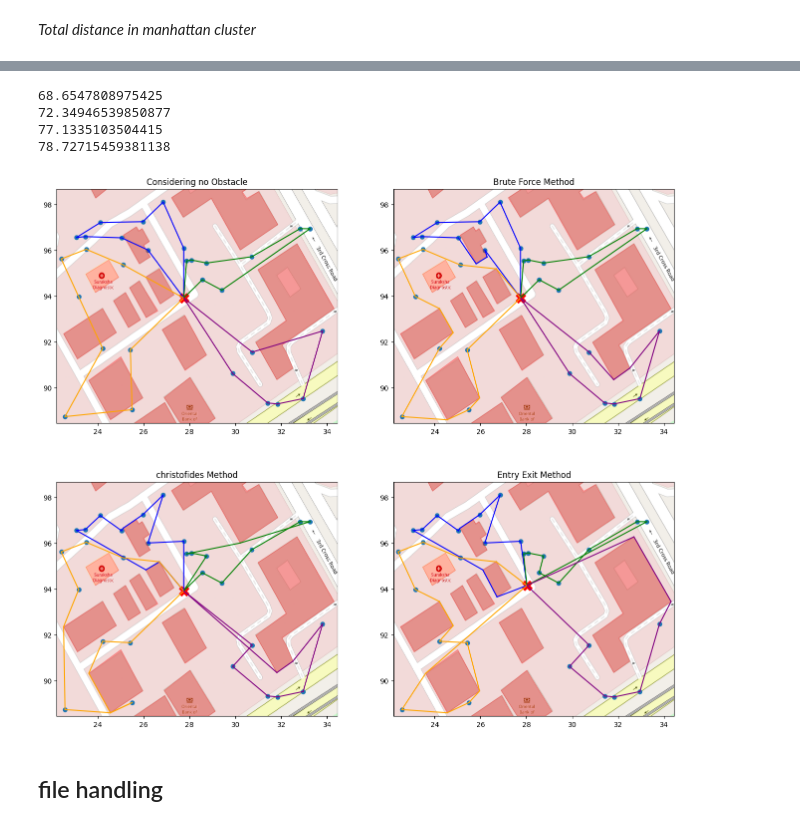
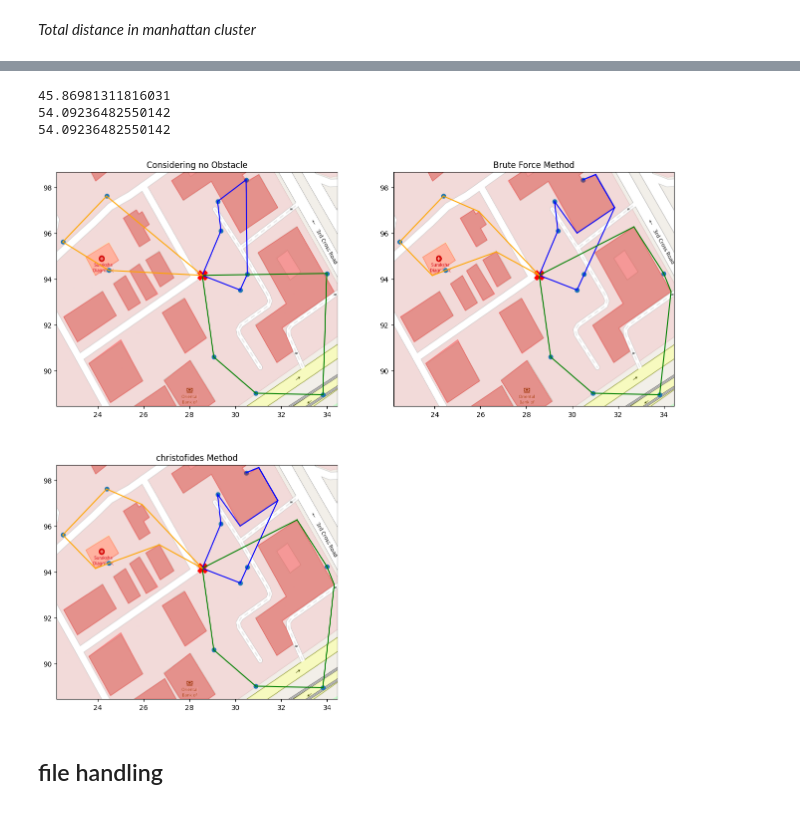
Before and after one commit to CR-Samrat/drone-based-delivary, a Jupyter notebook: Euclidean_Capacity_k_with_obstacle.ipynb, the cells around one changed output, grey strips where cells are left out. Saved outputs shown, nothing was run; the diff lists cells and outputs as text; code cells hidden in the pictures.

```diff
--- a/Euclidean_Capacity_k_with_obstacle.ipynb
+++ b/Euclidean_Capacity_k_with_obstacle.ipynb
@@ -671,6 +639,0 @@ Optimal path [[27.748951157674554, 93.91208962019427], [30.73656159093355, 91.55
-# %%
-for i in cluster_2:
-    print("Path",i,":")
-    for j in cluster_2[i]:
-        print(j,"->",end=" ")
-    print("End")
@@ -691,12 +645,2 @@ final_plot(delivery_loc,cluster_2, DP, obstacles)
 # %% [markdown]
 #### Cluster_2 -> Crystofieds
-# %%
-# Shortest path calculation in each cluster
-for i in cluster_3:
-    cluster_3[i] = tsp_crysto(cluster_3[i].copy(), DP, obstacles)
-# %%
-for i in cluster_3:
-    print("Path",i,":")
-    for j in cluster_3[i]:
-        print(j,"->",end=" ")
-    print("End")
@@ -712 +647,15 @@ Path 3 :
+# %%
+min_distance = float('inf')
+christo_path = None
+christo_dp = None
+
+cluster_3 = clusters.copy()
+for i in clusters:
+    cluster_3[i] = tsp_crysto(cluster_3[i].copy(), brutforce_dp, obstacles)
+
+distance = total_distance(cluster_3)
+if distance < min_distance:
+    min_distance = distance
+    christo_path = cluster_3.copy()
+    christo_dp = brutforce_dp
 # %%
@@ -792,27 +680,23 @@ Distance considering obstacles and christofides method : 77.1335103504415
 print(initial_distance)
 print(new_distance)
 print(christofides_distance)
-print(entry_exit_distance)
 # %% [output]
-68.6547808975425
-72.34946539850877
-77.1335103504415
-78.72715459381138
+45.86981311816031
+54.09236482550142
+54.09236482550142
 # %%
 plt.figure(figsize=(16,14))
 
 plt.subplot(2,2,1)
-final_plot(delivery_loc,cluster_1, DP, obstacles, title="Considering no Obstacle")
+final_plot(delivery_loc,cluster_1, initial_dp, obstacles, title="Considering no Obstacle")
 plt.subplot(2,2,2)
-final_plot(delivery_loc,cluster_2, DP, obstacles, title = "Brute Force Method")
+final_plot(delivery_loc,brutforce_path, brutforce_dp, obstacles, title = "Brute Force Method")
 plt.subplot(2,2,3)
-final_plot(delivery_loc,cluster_3, DP, obstacles, title = "christofides Method")
-plt.subplot(2,2,4)
-final_plot(delivery_loc,cluster_4, entry_exit_dp, obstacles, title = "Entry Exit Method")
+final_plot(delivery_loc,christo_path, christo_dp, obstacles, title = "christofides Method")
 
 plt.show()
 # %% [output]
-[figure, old version]
+[figure, new version]
 # %% [markdown]
 ## file handling
 # %%
```
Also changed, not shown: parts of 36 cells of this notebook.
